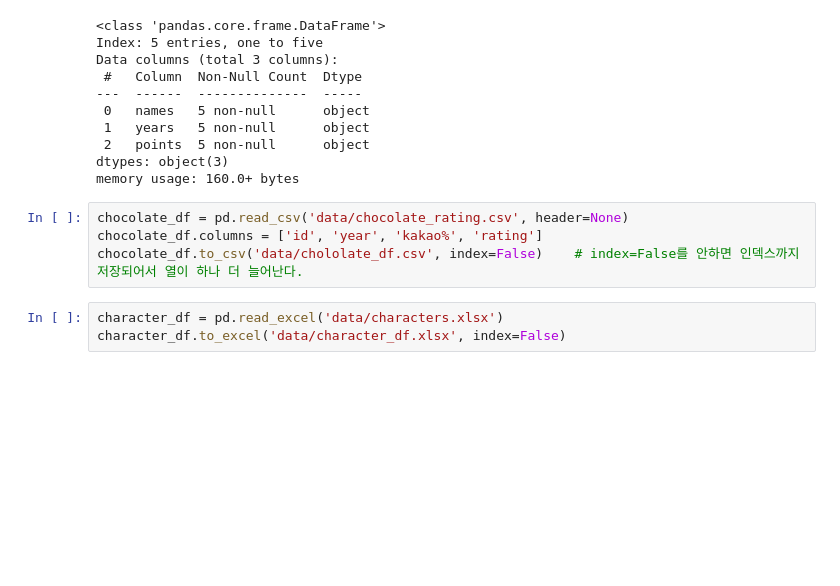
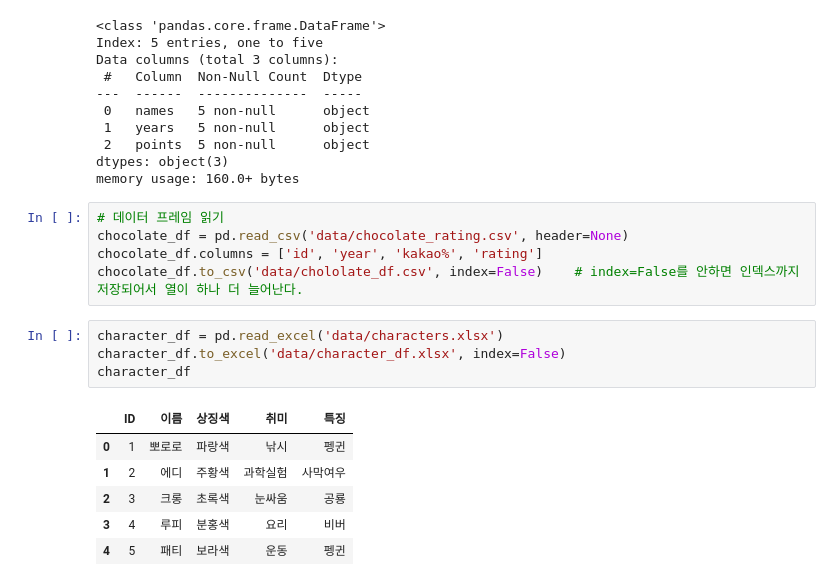
Before and after one commit to BosuMamemon/python_work, a Jupyter notebook: python_work/02-25 pandas.ipynb, the cells around one changed output. Cells and saved outputs as stored; diff of their text form; blank space fills up the shorter version.

```diff
--- a/python_work/02-25 pandas.ipynb
+++ b/python_work/02-25 pandas.ipynb
@@ -181,9 +181,18 @@ Data columns (total 3 columns):
 dtypes: object(3)
 memory usage: 160.0+ bytes
 # %%
+# 데이터 프레임 읽기
 chocolate_df = pd.read_csv('data/chocolate_rating.csv', header=None)
 chocolate_df.columns = ['id', 'year', 'kakao%', 'rating']
 chocolate_df.to_csv('data/chololate_df.csv', index=False)    # index=False를 안하면 인덱스까지 저장되어서 열이 하나 더 늘어난다.
 # %%
 character_df = pd.read_excel('data/characters.xlsx')
 character_df.to_excel('data/character_df.xlsx', index=False)
+character_df
+# %% [output]
+|  | ID | 이름 | 상징색 | 취미 | 특징 |
+| 0 | 1 | 뽀로로 | 파랑색 | 낚시 | 펭귄 |
+| 1 | 2 | 에디 | 주황색 | 과학실험 | 사막여우 |
+| 2 | 3 | 크롱 | 초록색 | 눈싸움 | 공룡 |
+| 3 | 4 | 루피 | 분홍색 | 요리 | 비버 |
+| 4 | 5 | 패티 | 보라색 | 운동 | 펭귄 |
```
Also changed, not shown: parts of 27 cells of this notebook, 13 other files.
